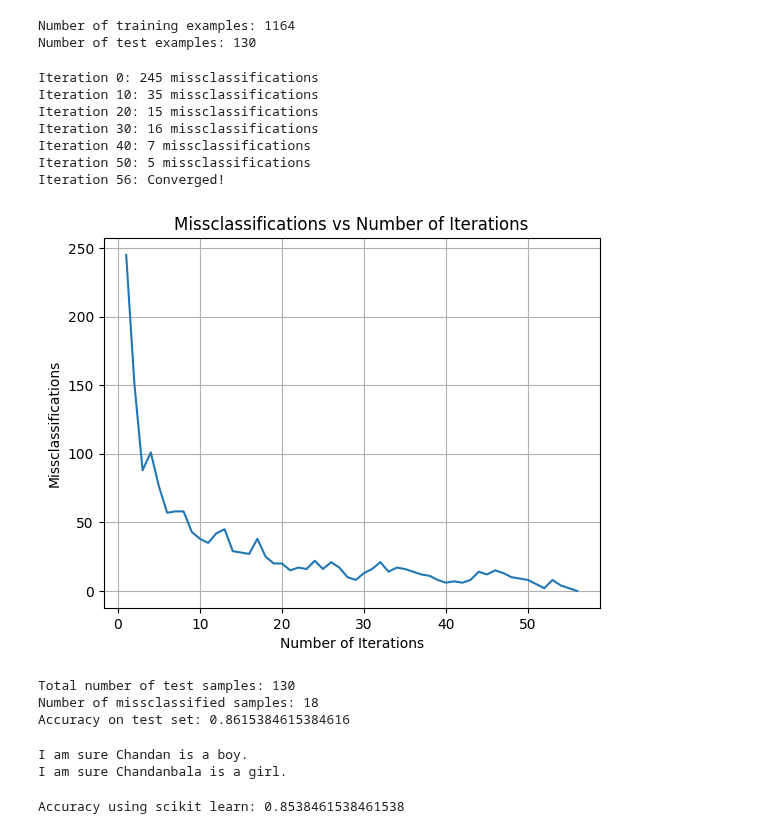
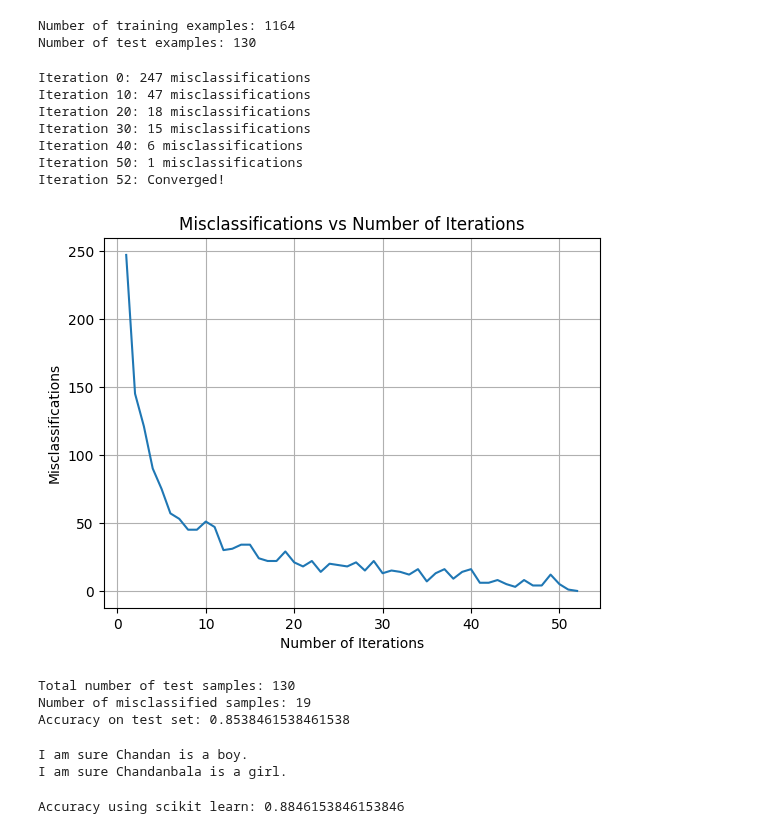
Before and after one commit to PritK99/ML-Toolbox, a Jupyter notebook: Perceptron/gender prediction.ipynb, the cells around one changed output. Drawn from its saved outputs; the diff is of its cells as text; code cells hidden in the pictures.

```diff
--- a/Perceptron/gender prediction.ipynb
+++ b/Perceptron/gender prediction.ipynb
@@ -29,3 +29,7 @@ df.head()
 | 2 | Meet | 1 |
 | 3 | Drashti | 0 |
 | 4 | Saloni | 0 |
+# %%
+# Converting all names to lowercase
+df['Name'] = df['Name'].str.lower()
+df.head()
@@ -106,7 +117,7 @@ W = np.zeros((num_feats, 1))
 # %%
 def fit(X, y, W, threshold=1000):
     m = X.shape[0]
-    missclassifications = []  # List to store missclassifications at each iteration
+    misclassifications = []  # List to store misclassifications at each iteration
 
     num_iterations = 0
 
@@ -119,10 +130,10 @@ def fit(X, y, W, threshold=1000):
                 W = W + y[j]*X[j]
                 miss += 1
 
-        missclassifications.append(miss)
+        misclassifications.append(miss)
 
         if (num_iterations % 10 == 0):
-            print(f"Iteration {num_iterations}: {miss} missclassifications")
+            print(f"Iteration {num_iterations}: {miss} misclassifications")
 
         num_iterations += 1
 
@@ -134,27 +145,27 @@ def fit(X, y, W, threshold=1000):
             print("Algorithm did not converge!")
             break
 
-    return W, missclassifications
+    return W, misclassifications
 # %%
-W, missclassifications = fit(X_train, y_train, W)
+W, misclassifications = fit(X_train, y_train, W)
 # %% [output]
-Iteration 0: 245 missclassifications
-Iteration 10: 35 missclassifications
-Iteration 20: 15 missclassifications
-Iteration 30: 16 missclassifications
-Iteration 40: 7 missclassifications
-Iteration 50: 5 missclassifications
-Iteration 56: Converged!
+Iteration 0: 247 misclassifications
+Iteration 10: 47 misclassifications
+Iteration 20: 18 misclassifications
+Iteration 30: 15 misclassifications
+Iteration 40: 6 misclassifications
+Iteration 50: 1 misclassifications
+Iteration 52: Converged!
 # %%
 # Plotting missclassifications against the number of iterations
-plt.plot(range(1, len(missclassifications) + 1), missclassifications)
+plt.plot(range(1, len(misclassifications) + 1), misclassifications)
 plt.xlabel('Number of Iterations')
-plt.ylabel('Missclassifications')
-plt.title('Missclassifications vs Number of Iterations')
+plt.ylabel('Misclassifications')
+plt.title('Misclassifications vs Number of Iterations')
 plt.grid(True)
 plt.show()
 # %% [output]
-[figure, old version]
+[figure, new version]
 # %%
 def get_accuracy(X, y, W):
 
@@ -167,7 +178,7 @@ def get_accuracy(X, y, W):
         if (Z[0][0] <= 0):
             miss += 1
 
-    print(f"Number of missclassified samples: {miss}")
+    print(f"Number of misclassified samples: {miss}")
 
     return (m-miss)/m
 
@@ -175,8 +186,8 @@ accuracy = get_accuracy(X_test, y_test, W)
 print(f"Accuracy on test set: {accuracy}")
 # %% [output]
 Total number of test samples: 130
-Number of missclassified samples: 18
-Accuracy on test set: 0.8615384615384616
+Number of misclassified samples: 19
+Accuracy on test set: 0.8538461538461538
 # %%
 def predict(test_name):
     # Convert name to feature vector
@@ -242,4 +253,4 @@ accuracy = model.score(X_test, y_test)
 
 print("Accuracy using scikit learn:", accuracy)
 # %% [output]
-Accuracy using scikit learn: 0.8538461538461538
+Accuracy using scikit learn: 0.8846153846153846
```
Also changed, not shown: parts of 1 cell of this notebook, 10 other files.
